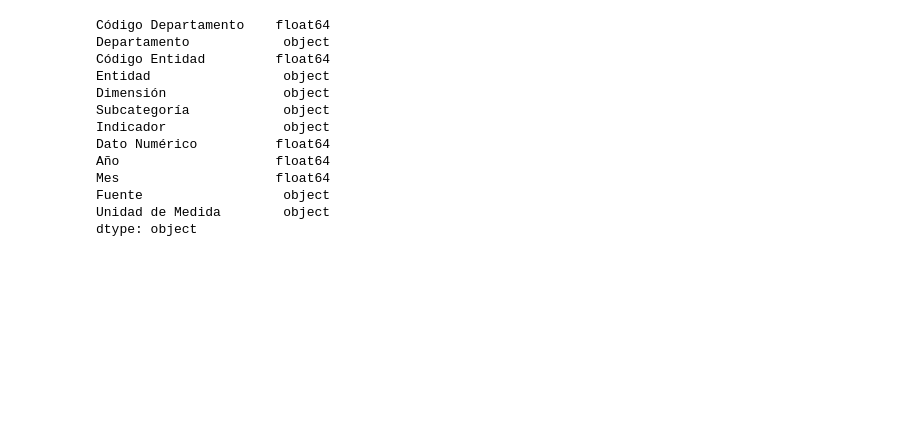
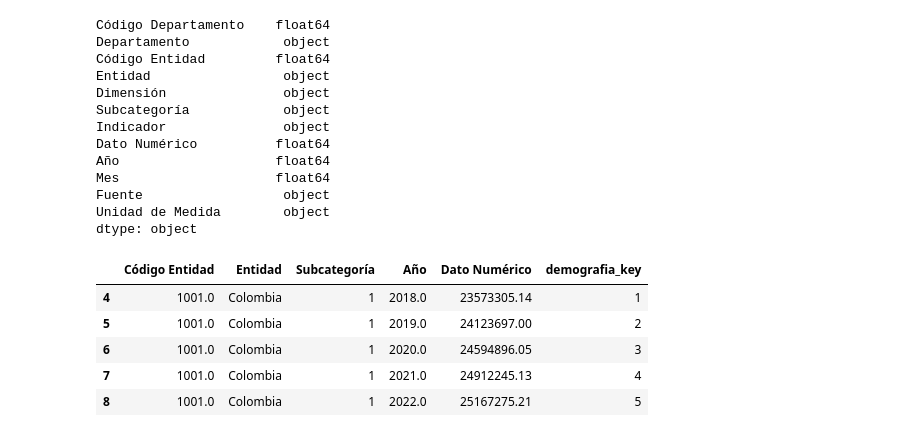
Before and after one commit to Gatos-de-negocios-BI/Proyecto2, a Jupyter notebook: entendimiento-demografiaYpoblacion.ipynb, the cells around one changed output. Cells and saved outputs as stored; diff of their text form; code cells hidden in the pictures; blank space fills up the shorter version.

Commit message:
Procesamiento datos ETL poblacion

```diff
--- a/entendimiento-demografiaYpoblacion.ipynb
+++ b/entendimiento-demografiaYpoblacion.ipynb
@@ -135,5 +145,14 @@ dtype: object
 # %%
 data['demografia_key'] = range(1, len(data) + 1)
+# %%
+data.head()
+# %% [output]
+|  | Código Entidad | Entidad | Subcategoría | Año | Dato Numérico | demografia_key |
+| 4 | 1001.0 | Colombia | 1 | 2018.0 | 23573305.14 | 1 |
+| 5 | 1001.0 | Colombia | 1 | 2019.0 | 24123697.00 | 2 |
+| 6 | 1001.0 | Colombia | 1 | 2020.0 | 24594896.05 | 3 |
+| 7 | 1001.0 | Colombia | 1 | 2021.0 | 24912245.13 | 4 |
+| 8 | 1001.0 | Colombia | 1 | 2022.0 | 25167275.21 | 5 |
 # %%
 # plot bar data
 import matplotlib.pyplot as plt
```
Also changed, not shown: parts of 6 cells of this notebook.
